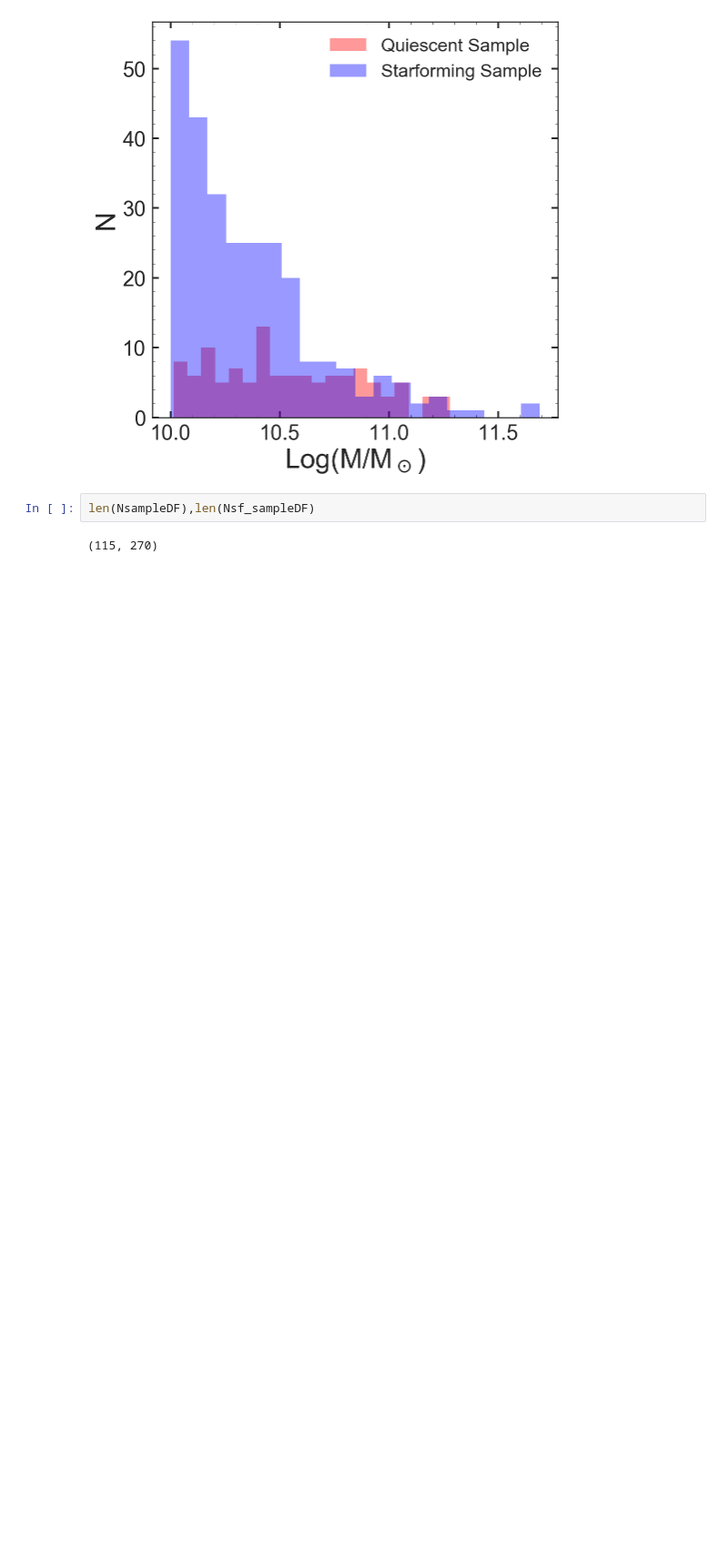
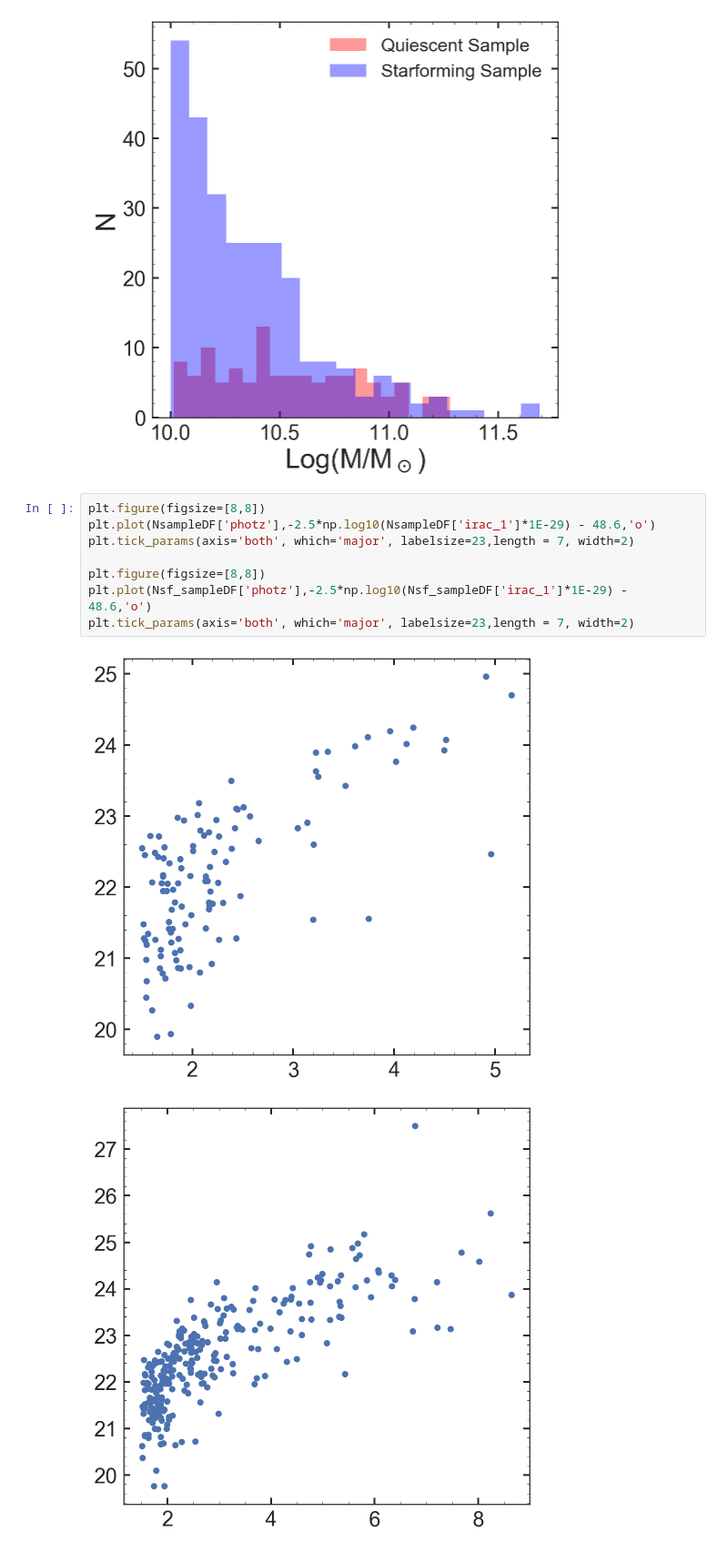
Before and after one commit to Vince-ec/JWST_proposal, a Jupyter notebook: Target_selection.ipynb, the cells around one changed output. Shown at 91% size. Drawn from its saved outputs; the diff is of its cells as text; blank space fills up the shorter version.

```diff
--- a/Target_selection.ipynb
+++ b/Target_selection.ipynb
@@ -526,8 +526,15 @@ plt.legend(fontsize=20)
 [figure]
 [figure]
 [figure]
-# %%
-len(NsampleDF),len(Nsf_sampleDF)
-# %% [output]
-(115, 270)
+# %%
+plt.figure(figsize=[8,8])
+plt.plot(NsampleDF['photz'],-2.5*np.log10(NsampleDF['irac_1']*1E-29) - 48.6,'o')
+plt.tick_params(axis='both', which='major', labelsize=23,length = 7, width=2)
+
+plt.figure(figsize=[8,8])
+plt.plot(Nsf_sampleDF['photz'],-2.5*np.log10(Nsf_sampleDF['irac_1']*1E-29) - 48.6,'o')
+plt.tick_params(axis='both', which='major', labelsize=23,length = 7, width=2)
+# %% [output]
+[figure, added]
+[figure, added]
 # %%
```
Also changed, not shown: parts of 1 cell of this notebook, 1 other file.
